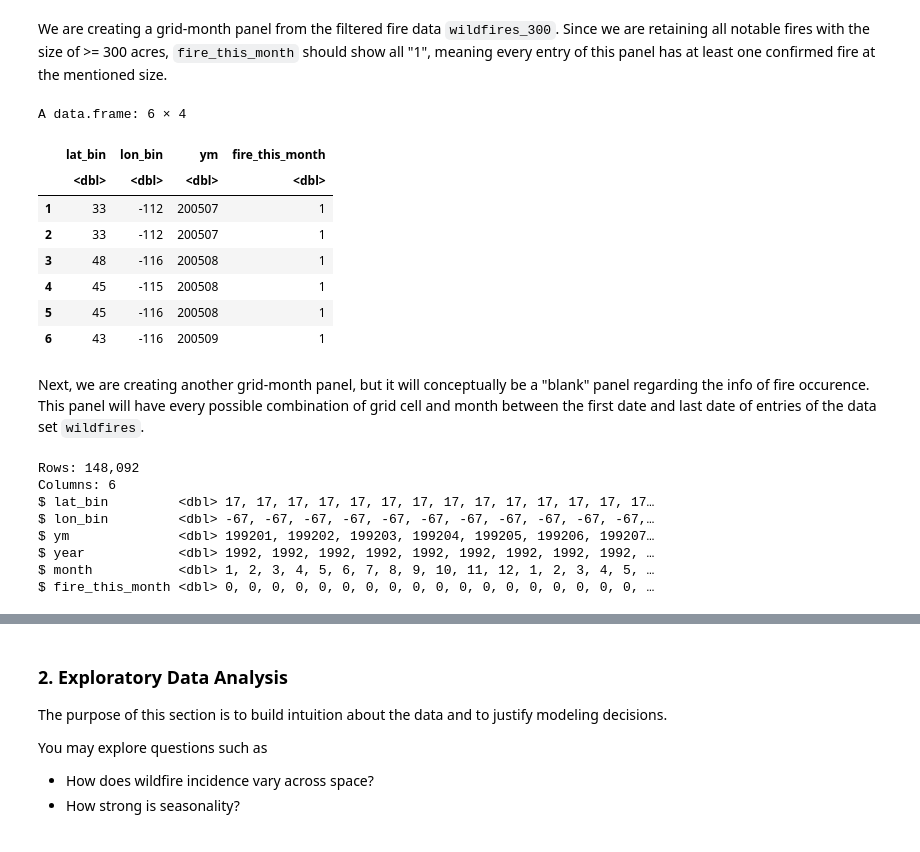
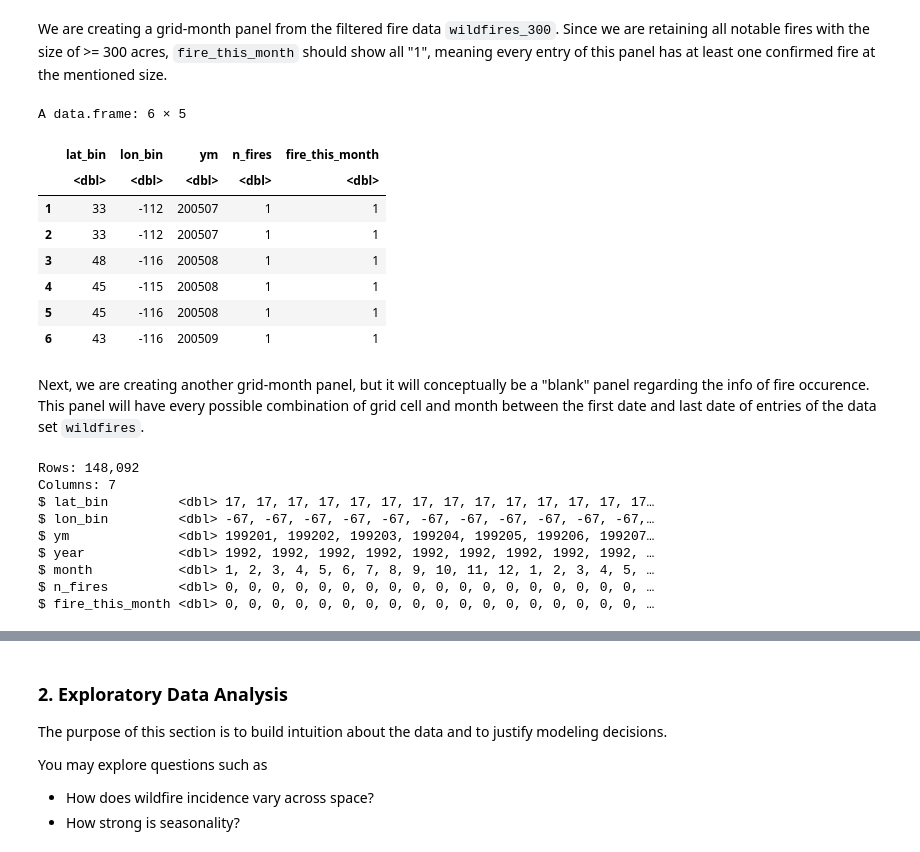
Before and after one commit to trinhhoangtrangthy-cpu/STA141AW26_Final_Project, a Jupyter notebook: Final_report_description.ipynb, the cells around one changed output, grey strips where cells are left out. Drawn from its saved outputs; the diff is of its cells as text; code cells hidden in the pictures.

```diff
--- a/Final_report_description.ipynb
+++ b/Final_report_description.ipynb
@@ -172,26 +173,27 @@ We are creating a grid-month panel from the filtered fire data `wildfires_300`.
 # %%
 grid_month_fire <- wildfires_300 |>
     mutate(
         lat_bin = lat_bin,
         lon_bin = lon_bin,
         ym = ym,
-        fire_this_month = ifelse(DISCOVERY_DOY >= 1, 1, 0)
+        n_fires = 1,
+        fire_this_month = ifelse(n_fires >= 1, 1, 0),
         )
 
 grid_month_fire <- grid_month_fire |>
-    select(lat_bin, lon_bin, ym, fire_this_month)
+    select(lat_bin, lon_bin, ym, n_fires, fire_this_month)
 
 head(grid_month_fire)
 # %% [output]
-A data.frame: 6 × 4
+A data.frame: 6 × 5
-|  | lat_bin | lon_bin | ym | fire_this_month |
-|  | <dbl> | <dbl> | <dbl> | <dbl> |
-| 1 | 33 | -112 | 200507 | 1 |
-| 2 | 33 | -112 | 200507 | 1 |
-| 3 | 48 | -116 | 200508 | 1 |
-| 4 | 45 | -115 | 200508 | 1 |
-| 5 | 45 | -116 | 200508 | 1 |
-| 6 | 43 | -116 | 200509 | 1 |
+|  | lat_bin | lon_bin | ym | n_fires | fire_this_month |
+|  | <dbl> | <dbl> | <dbl> | <dbl> | <dbl> |
+| 1 | 33 | -112 | 200507 | 1 | 1 |
+| 2 | 33 | -112 | 200507 | 1 | 1 |
+| 3 | 48 | -116 | 200508 | 1 | 1 |
+| 4 | 45 | -115 | 200508 | 1 | 1 |
+| 5 | 45 | -116 | 200508 | 1 | 1 |
+| 6 | 43 | -116 | 200509 | 1 | 1 |
 # %% [markdown]
 Next, we are creating another grid-month panel, but it will conceptually be a "blank" panel regarding the info of fire occurence. This panel will have every possible combination of grid cell and month between the first date and last date of entries of the data set `wildfires`.
 # %%
@@ -211,15 +213,17 @@ panel_new <- left_join(panel, grid_month_fire, by = c("lat_bin", "lon_bin", "ym"
 panel_new <-unique(panel_new)
 
 panel_new <- panel_new |>
-   mutate(fire_this_month = ifelse(is.na(fire_this_month), 0, fire_this_month))
+   mutate(fire_this_month = ifelse(is.na(fire_this_month), 0, fire_this_month),
+         n_fires = ifelse(is.na(n_fires), 0, fire_this_month))
 
 glimpse(panel_new)
 # %% [output]
 Rows: 148,092
-Columns: 6
+Columns: 7
 $ lat_bin         <dbl> 17, 17, 17, 17, 17, 17, 17, 17, 17, 17, 17, 17, 17, 17…
 $ lon_bin         <dbl> -67, -67, -67, -67, -67, -67, -67, -67, -67, -67, -67,…
 $ ym              <dbl> 199201, 199202, 199203, 199204, 199205, 199206, 199207…
 $ year            <dbl> 1992, 1992, 1992, 1992, 1992, 1992, 1992, 1992, 1992, …
 $ month           <dbl> 1, 2, 3, 4, 5, 6, 7, 8, 9, 10, 11, 12, 1, 2, 3, 4, 5, …
+$ n_fires         <dbl> 0, 0, 0, 0, 0, 0, 0, 0, 0, 0, 0, 0, 0, 0, 0, 0, 0, 0, …
 $ fire_this_month <dbl> 0, 0, 0, 0, 0, 0, 0, 0, 0, 0, 0, 0, 0, 0, 0, 0, 0, 0, …
```
Also changed, not shown: parts of 9 cells of this notebook.
